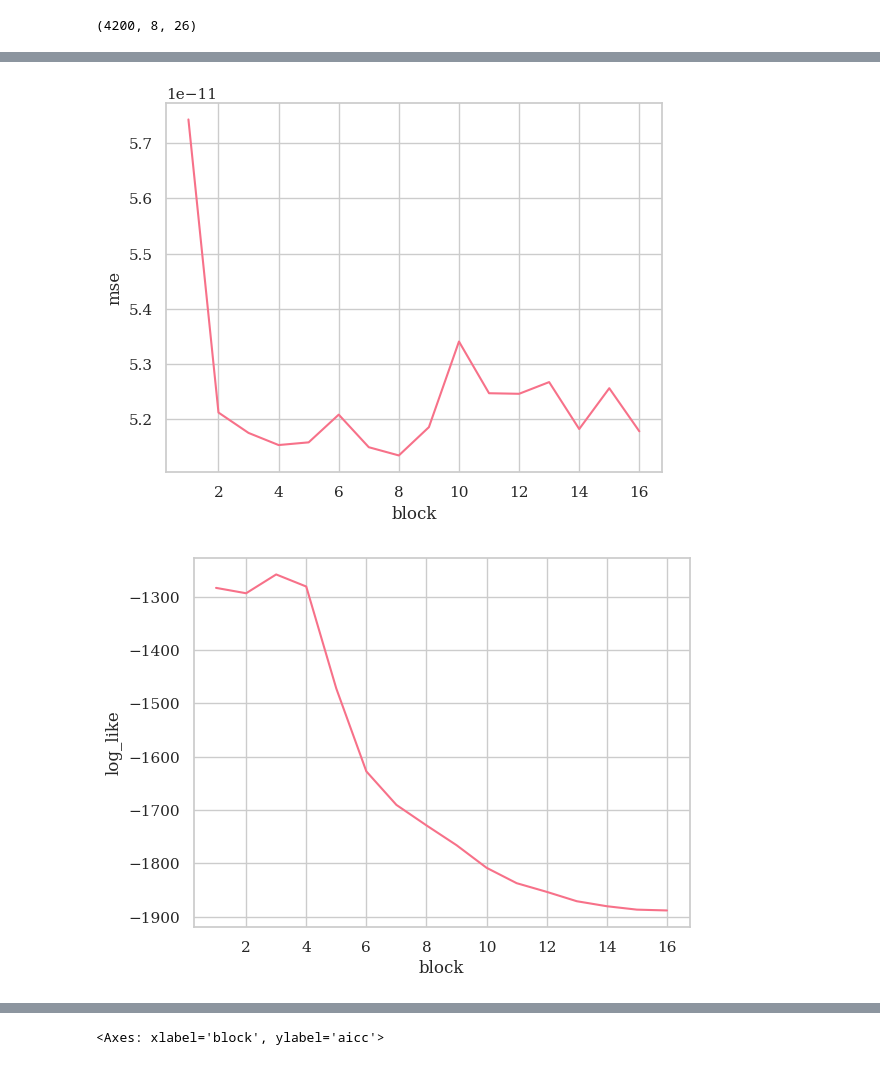
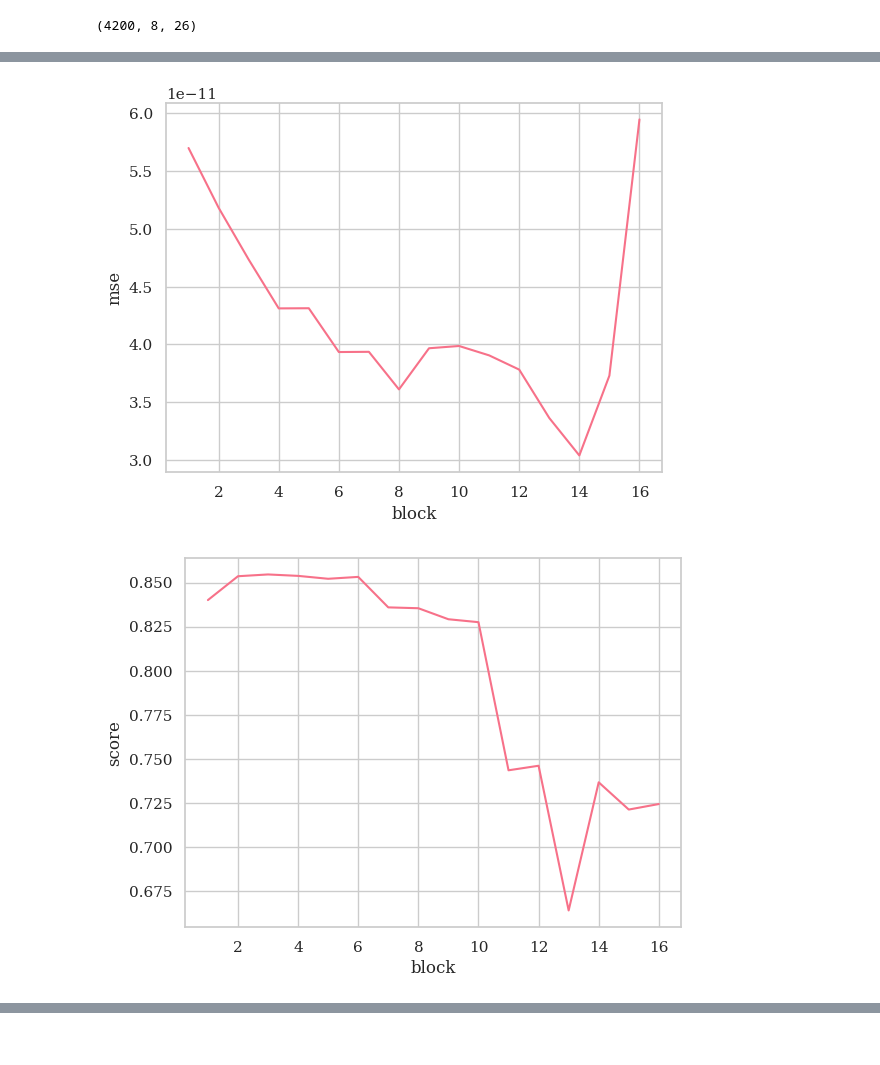
Before and after one commit to arnevdk/bttda, a Jupyter notebook: notebooks/bttda.ipynb, the cells around one changed output, grey strips where cells are left out. Drawn from its saved outputs; the diff is of its cells as text; code cells hidden in the pictures.

Commit message:
Implement cross-validated block selection

```diff
--- a/notebooks/bttda.ipynb
+++ b/notebooks/bttda.ipynb
@@ -75,26 +77,27 @@ from sklearn.preprocessing import StandardScaler
 
 
 bttda = BTTDA(
-    max_blocks=16,
-    info_crit='aicc',
+    n_blocks=16,
     hoda_params=dict(
         rank=None,
         max_iter=64,
         tol=1e-20,
-        init ='mlsvd',
+        init ='svd',
         shrinkage='lw',
         toeplitz=(1,),
         obj='rt',
         solver='lobpcg',
         taper=False,
         extra_train_info=False,
-        verbose=True,
+        verbose=False,
 
     ),
+    gs_params=dict(n_jobs=5),
     verbose=True,
     extra_train_info=True,
 )
 
-%lprun -f bttda.fit bttda.fit(X,y)
+#%lprun -f bttda.fit bttda.fit(X,y)
+%prun bttda.fit(X,y)
 # %% [output]
 Fitting block 1/16...
@@ -137,17 +157,12 @@ bttda.train_info_
 # %%
 import seaborn as sns
 import matplotlib.pyplot as plt
-from hoda.hoda import log_likelihood, aic
+
 n_samples = X.shape[0]
 sns.lineplot(data=bttda.train_info_, x='block', y='mse')
 plt.show()
-sns.lineplot(data=bttda.train_info_, x='block', y='log_like')
+sns.lineplot(data=bttda.train_info_, x='block', y='score')
 plt.show()
-sns.lineplot(data=bttda.train_info_, x='block', y='bic')
-plt.show()
-sns.lineplot(data=bttda.train_info_, x='block', y='aic')
-plt.show()
-sns.lineplot(data=bttda.train_info_, x='block', y='aicc')
 # %% [output]
-[figure, old version]
+[figure, new version]
-[figure, old version]
+[figure, new version]
@@ -156 +168,0 @@ sns.lineplot(data=bttda.train_info_, x='block', y='aicc')
-<Axes: xlabel='block', ylabel='aicc'>
```
Also changed, not shown: parts of 9 cells of this notebook, 7 other files.
